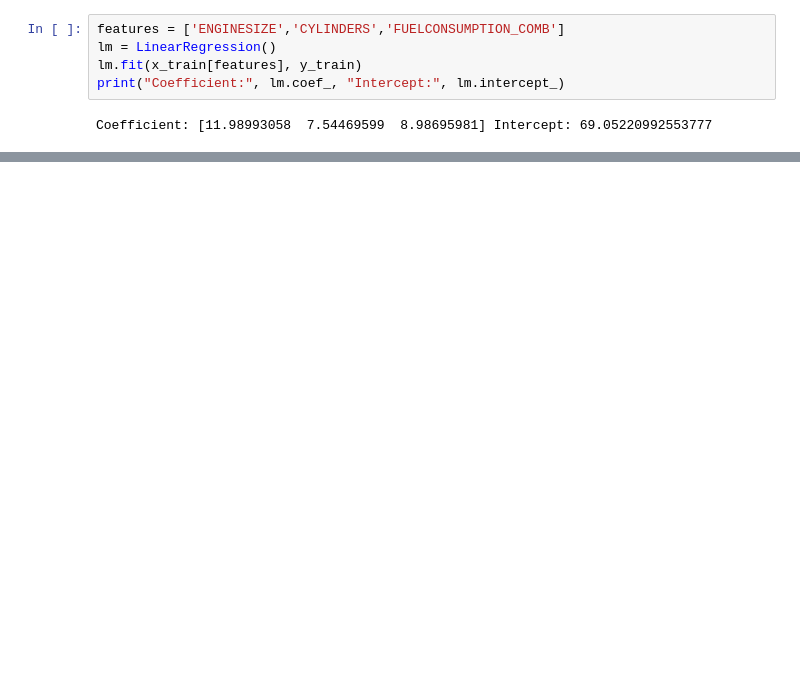
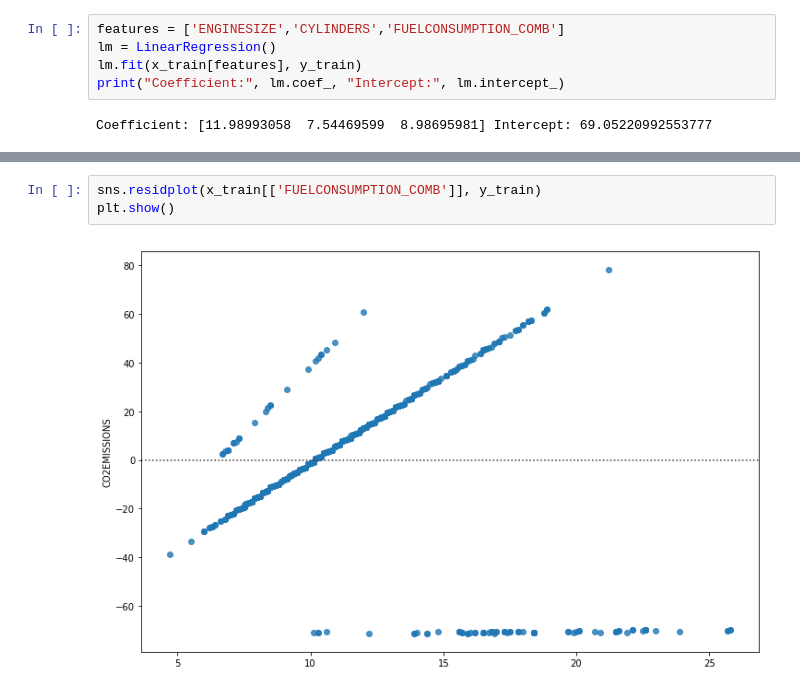
Before and after one commit to amypeniston/data-science-toolbox, a Jupyter notebook: Machine_Learning.ipynb, the cells around one changed output, grey strips where cells are left out. Saved outputs shown, nothing was run; the diff lists cells and outputs as text; blank space fills up the shorter version.

```diff
--- a/Machine_Learning.ipynb
+++ b/Machine_Learning.ipynb
@@ -189,0 +220,5 @@ MSE: 589.24
+# %%
+sns.residplot(x_train[['FUELCONSUMPTION_COMB']], y_train)
+plt.show()
+# %% [output]
+[figure, added]
```
Also changed, not shown: parts of 12 cells of this notebook.
